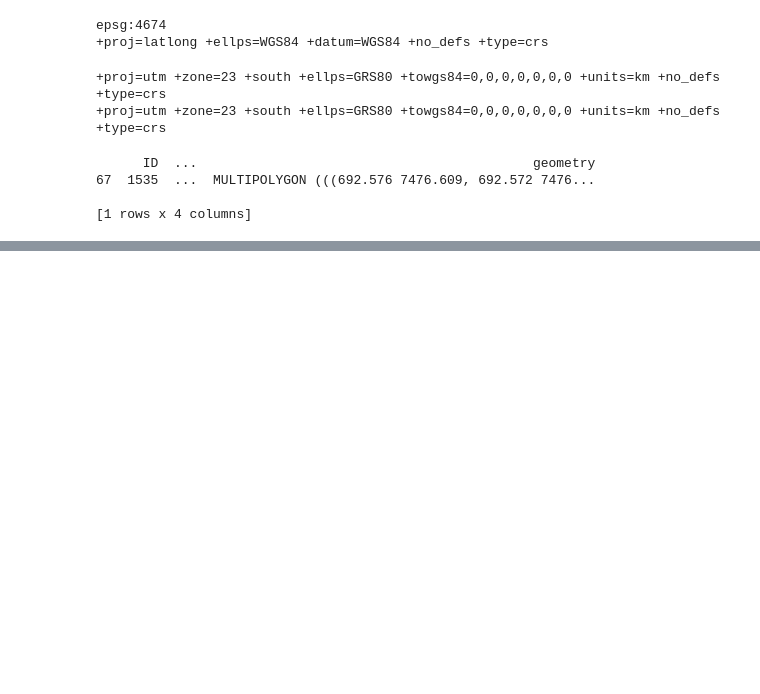
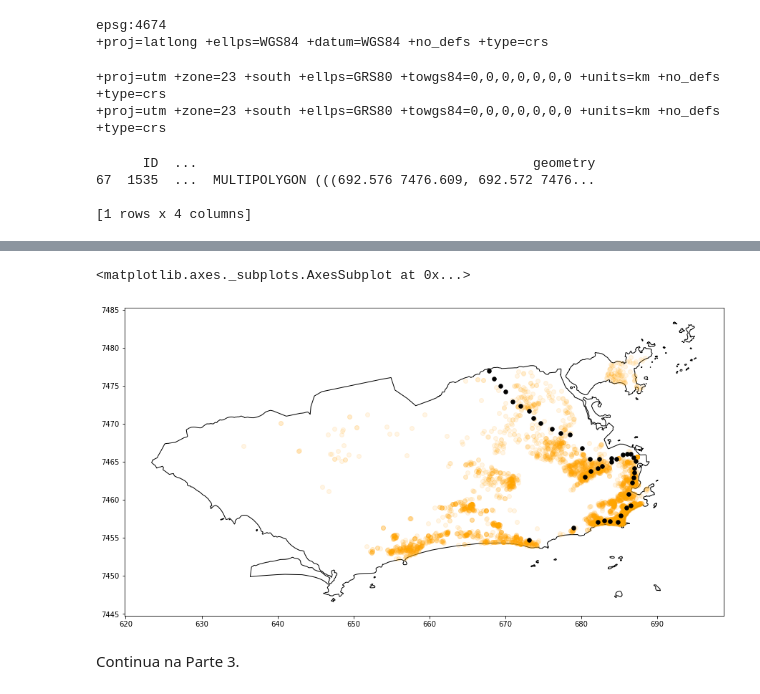
Before and after one commit to Nadyan/dados-geoespaciais, a Jupyter notebook: 2 - Locais no mapa e CRS.ipynb, the cells around one changed output, grey strips where cells are left out. Drawn from its saved outputs; the diff is of its cells as text; code cells hidden in the pictures; blank space fills up the shorter version.

```diff
--- a/2 - Locais no mapa e CRS.ipynb
+++ b/2 - Locais no mapa e CRS.ipynb
@@ -109,0 +212,3 @@ Agora, os dados Geometry não estão mais em Latitude e Longitude, e sim em Km.
+# %%
+metro = gpd.read_file('/content/drive/MyDrive/Programacao/GeoPandas/Dados/Estacoes_Metro.geojson')
+metro.head()
@@ -109,0 +222,15 @@ Agora, os dados Geometry não estão mais em Latitude e Longitude, e sim em Km.
+# %%
+# Alteração do CRS para ficar igual aos demais dados (mapa e imóveis)
+
+metro = metro.to_crs('+proj=utm +zone=23 +south +ellps=GRS80 +towgs84=0,0,0,0,0,0,0 +units=km +no_defs')
+# %%
+# Plot das 3 camadas (mapa, imíveis e metro)
+
+base = rj.plot(color='white', edgecolor='black', figsize=(15,15))
+gdf_dados_imoveis.plot(ax = base, color='orange', figsize=(15,15), alpha = 0.1)
+metro.plot(ax = base, color='black', figsize=(15,15), markersize=30)
+# %% [output]
+<matplotlib.axes._subplots.AxesSubplot at 0x...>
+[figure, added]
+# %% [markdown]
+Continua na Parte 3.
```
Also changed, not shown: parts of 22 cells of this notebook, 2 other files.
